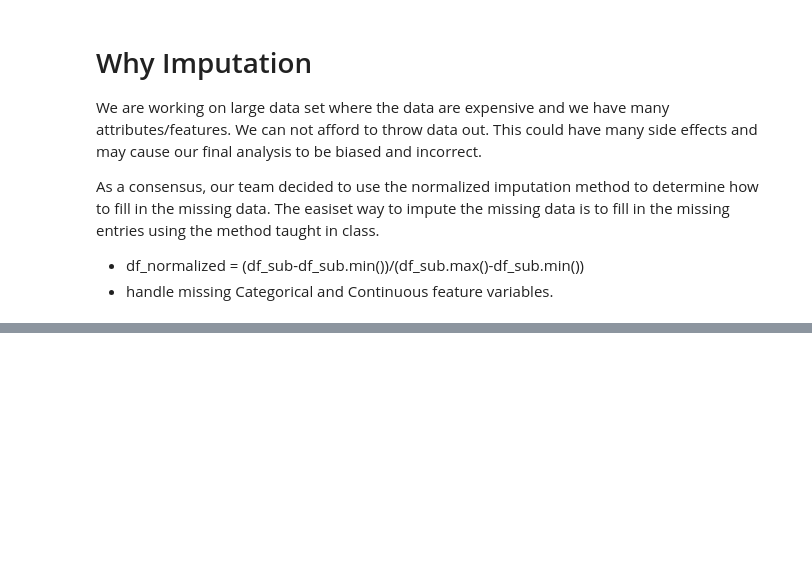
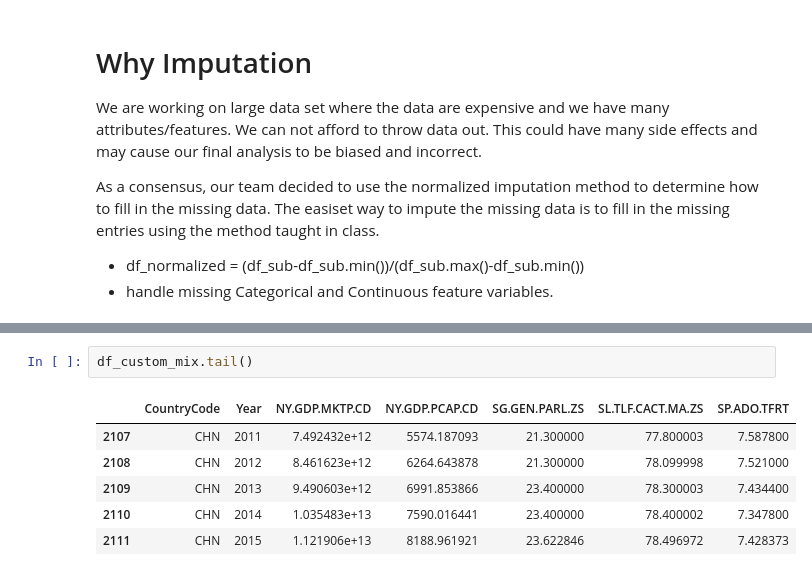
Before and after one commit to sanjayj/SMUMSDS2016, a Jupyter notebook: WDI Exploratory Data Analysis - Rev9.ipynb, the cells around one changed output, grey strips where cells are left out. Drawn from its saved outputs; the diff is of its cells as text; blank space fills up the shorter version.

```diff
--- a/WDI Exploratory Data Analysis - Rev9.ipynb
+++ b/WDI Exploratory Data Analysis - Rev9.ipynb
@@ -1975,0 +1999,9 @@ As a consensus, our team decided to use the normalized imputation method to dete
+# %%
+df_custom_mix.tail()
+# %% [output]
+|  | CountryCode | Year | NY.GDP.MKTP.CD | NY.GDP.PCAP.CD | SG.GEN.PARL.ZS | SL.TLF.CACT.MA.ZS | SP.ADO.TFRT |
+| 2107 | CHN | 2011 | 7.492432e+12 | 5574.187093 | 21.300000 | 77.800003 | 7.587800 |
+| 2108 | CHN | 2012 | 8.461623e+12 | 6264.643878 | 21.300000 | 78.099998 | 7.521000 |
+| 2109 | CHN | 2013 | 9.490603e+12 | 6991.853866 | 23.400000 | 78.300003 | 7.434400 |
+| 2110 | CHN | 2014 | 1.035483e+13 | 7590.016441 | 23.400000 | 78.400002 | 7.347800 |
+| 2111 | CHN | 2015 | 1.121906e+13 | 8188.961921 | 23.622846 | 78.496972 | 7.428373 |
```
Also changed, not shown: parts of 22 cells of this notebook.
